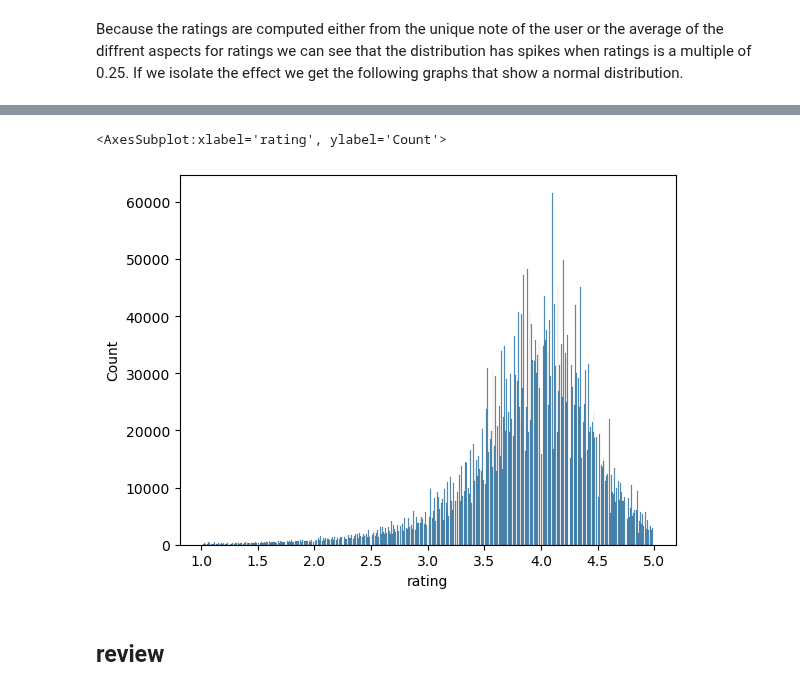
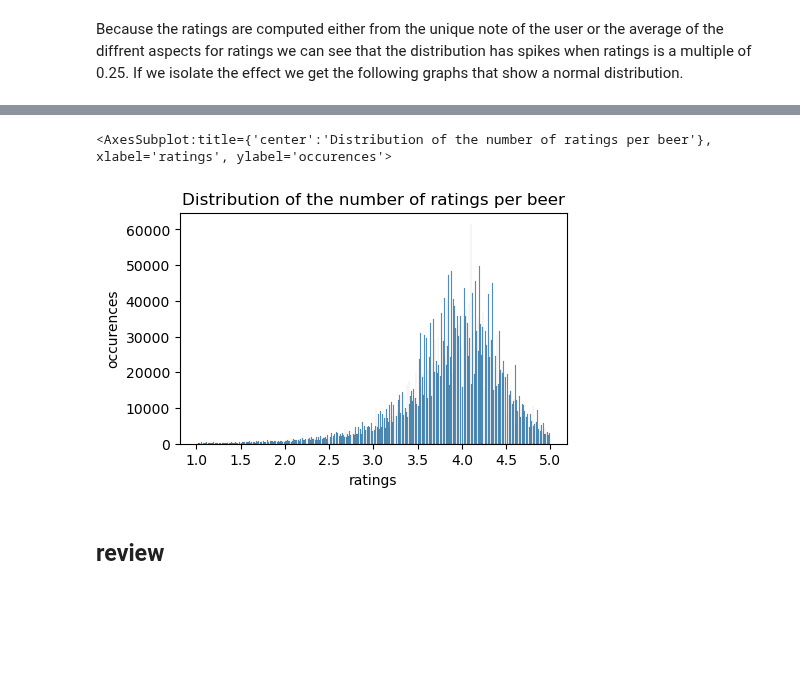
Before and after one commit to epfl-ada/ada-2022-project-analyteam, a Jupyter notebook: processing_ratings.ipynb, the cells around one changed output, grey strips where cells are left out. Cells and saved outputs as stored; diff of their text form; code cells hidden in the pictures; blank space fills up the shorter version.

Commit message:
further corrections to processing_ratings

```diff
--- a/processing_ratings.ipynb
+++ b/processing_ratings.ipynb
@@ -227,11 +245,17 @@ sns.histplot(data=ratings_ddf[ratings_ddf['rating']%0.25==0],x='rating',ax=ax,bi
-# %%
-ax.set_title("Distribution of Ratings")
-ax.set_ylabel("occurences")
-ax.set_xlabel("ratings")
-sns.histplot(data=ratings_ddf[ratings_ddf['rating']%0.25!=0],x='rating',bins=500)
-# %% [output]
-<AxesSubplot:xlabel='rating', ylabel='Count'>
-[figure, removed]
+# %%
+# set the figure size
+plt.figure(figsize=(5, 3))
+
+# set x and y axis labels
+plt.xlabel("ratings")
+plt.ylabel("occurences")
+
+# set the title
+plt.title("Distribution of the number of ratings per beer")
+sns.histplot(data=ratings_ddf[ratings_ddf['rating']%0.25!=0],x='rating',bins=500)
+# %% [output]
+<AxesSubplot:title={'center':'Distribution of the number of ratings per beer'}, xlabel='ratings', ylabel='occurences'>
+[figure, added]
 # %% [markdown]
 ## review
 # %%
```
Also changed, not shown: parts of 7 cells of this notebook.
